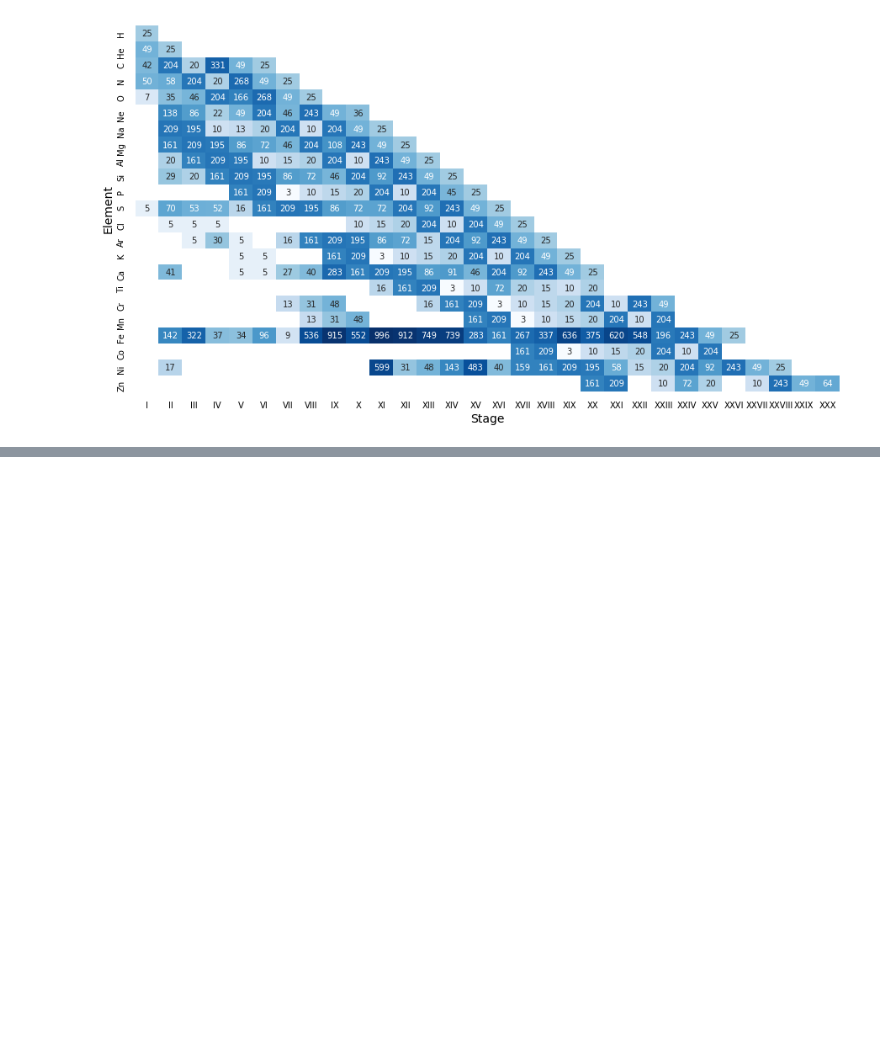
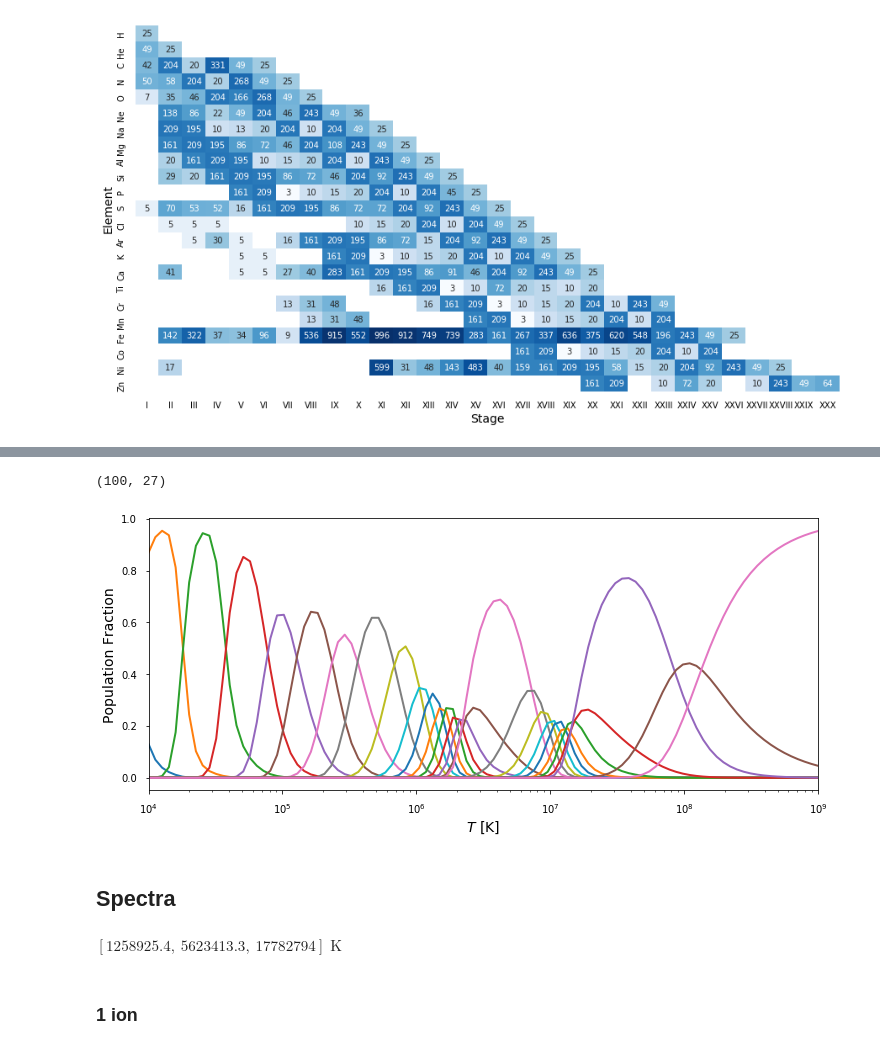
Before and after one commit to wtbarnes/pyastro-2018-talk, a Jupyter notebook: notebooks/figures.ipynb, the cells around one changed output, grey strips where cells are left out. Drawn from its saved outputs; the diff is of its cells as text; code cells hidden in the pictures; blank space fills up the shorter version.

```diff
--- a/notebooks/figures.ipynb
+++ b/notebooks/figures.ipynb
@@ -134,0 +165,4 @@ ax.tick_params(axis='both',which='both',bottom='off',left='off')
+# %%
+el = fiasco.Element('iron',t)
+# %%
+ioneq = el.equilibrium_ionization()
@@ -134,0 +171,22 @@ ax.tick_params(axis='both',which='both',bottom='off',left='off')
+# %%
+ioneq.shape
+# %% [output]
+(100, 27)
+# %%
+fig = plt.figure(figsize=(12,5))
+ax = fig.gca()
+for ion in el:
+    ax.plot(el.temperature, ioneq[:,ion.charge_state],color=f'C{ion.charge_state%10}')
+ax.set_xscale('log')
+ax.set_xlabel(f'$T$ [{el.temperature.unit.to_string("latex")}]')
+ax.set_ylabel(r'Population Fraction')
+ax.set_xlim(t[0].value,t[-1].value)
+fig.savefig('../template/img/ioneq.png',bbox_inches='tight')
+# %% [output]
+[figure, added]
+# %% [markdown]
+## Spectra
+# %%
+10.**np.array([6.1,6.75,7.25])*u.K
+# %% [output]
+$[1258925.4,~5623413.3,~17782794] \; \mathrm{K}$
@@ -134,0 +204,2 @@ ax.tick_params(axis='both',which='both',bottom='off',left='off')
+# %% [markdown]
+### 1 ion
```
Also changed, not shown: parts of 17 cells of this notebook.
